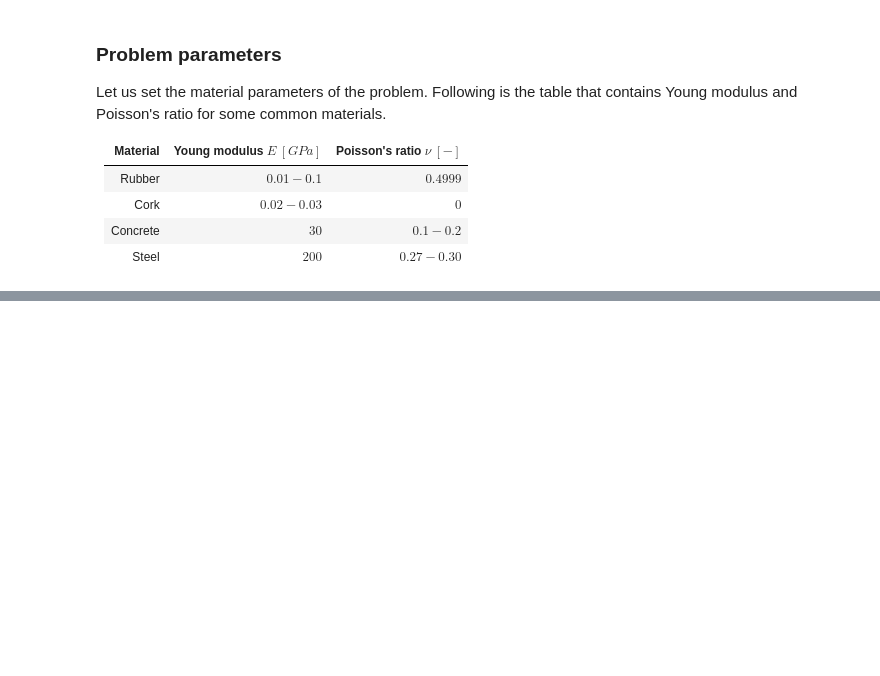
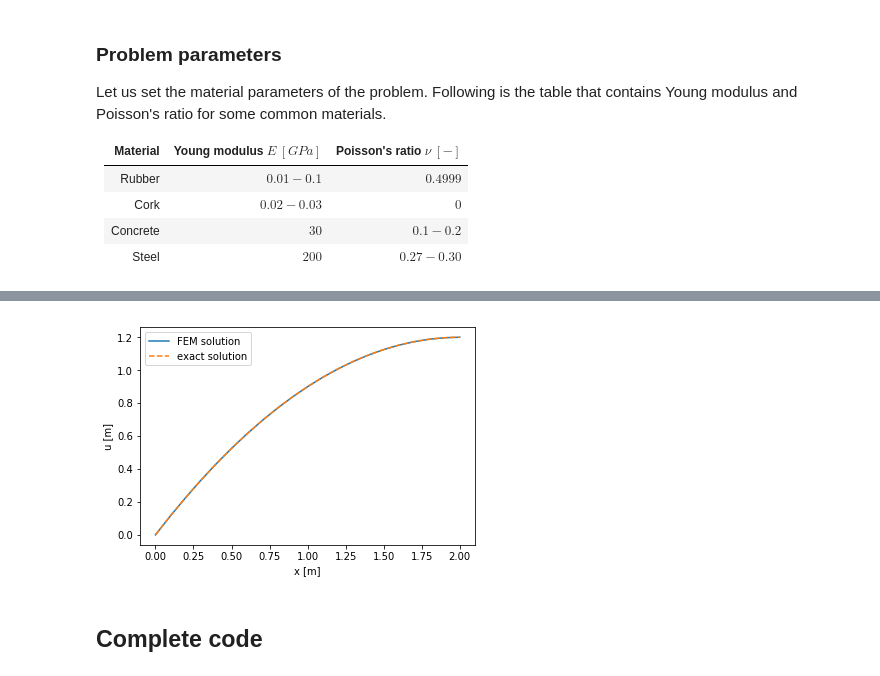
Before and after one commit to georgiosmalik/fenics-course, a Jupyter notebook: docs/source/bar1d/bar1d.ipynb, the cells around one changed output, grey strips where cells are left out. Saved outputs shown, nothing was run; the diff lists cells and outputs as text; code cells hidden in the pictures; blank space fills up the shorter version.

```diff
--- a/docs/source/bar1d/bar1d.ipynb
+++ b/docs/source/bar1d/bar1d.ipynb
@@ -97,9 +135,10 @@ Let us set the material parameters of the problem. Following is the table that c
 # --------------------
 E = 10.0  # Young's modulus
 A = 0.5  # Cross-section area of bar
-l = 2.0  # Length of bar
+L = 2.0  # Length of bar
 n = 20  # Number of elements
 f = 3.0  # Load intensity
+g = 1.0 # External force
 # %% [markdown]
 ### Generating geometry of the problem
 
@@ -130,4 +153,4 @@ class IntervalMesh(dolfin.cpp.mesh.Mesh)
 # --------------------
 # Geometry
 # --------------------
-mesh = fe.IntervalMesh(n, 0.0, l)
+mesh = fe.IntervalMesh(n, 0.0, L)
@@ -158,7 +192,7 @@ Following function serves for definition of $\Gamma_u$ space. keyword *on_bounda
 # %%
 boundary = fe.MeshFunction("size_t", mesh, mesh.topology().dim()-1,0)
-for f in fe.facets(mesh):
-    if near(f.midpoint(), 0.0):
-        boundary[f] = 1 # left
-    elif near(f.midpoint(), 1.0):
-        boundary[f] = 2 # right
+for v in fe.facets(mesh):
+    if fe.near(v.midpoint()[0], 0.0):
+        boundary[v] = 1 # left boundary
+    elif fe.near(v.midpoint()[0], L):
+        boundary[v] = 2 # right boundary
@@ -218,3 +250,23 @@ plt.show()
+# %%
+# --------------------
+# Exact solution
+# --------------------
+x_ex = np.linspace(0, L, 200)
+u_ex = [-0.5*f*x_ex_i**2/E/A + (0+f*L)*x_ex_i/E/A for x_ex_i in x_ex]
+
+# --------------------
+# Post-process
+# --------------------
+fe.plot(u)
+plt.plot(x_ex, u_ex, "--")
+plt.xlabel("x [m]")
+plt.ylabel("u [m]")
+plt.legend(["FEM solution","exact solution"])
+plt.show()
+# %% [output]
+[figure, added]
+# %% [markdown]
+## Complete code
 # %%
 import fenics as fe
 import matplotlib.pyplot as plt
```
Also changed, not shown: parts of 35 cells of this notebook, 1 other file.
